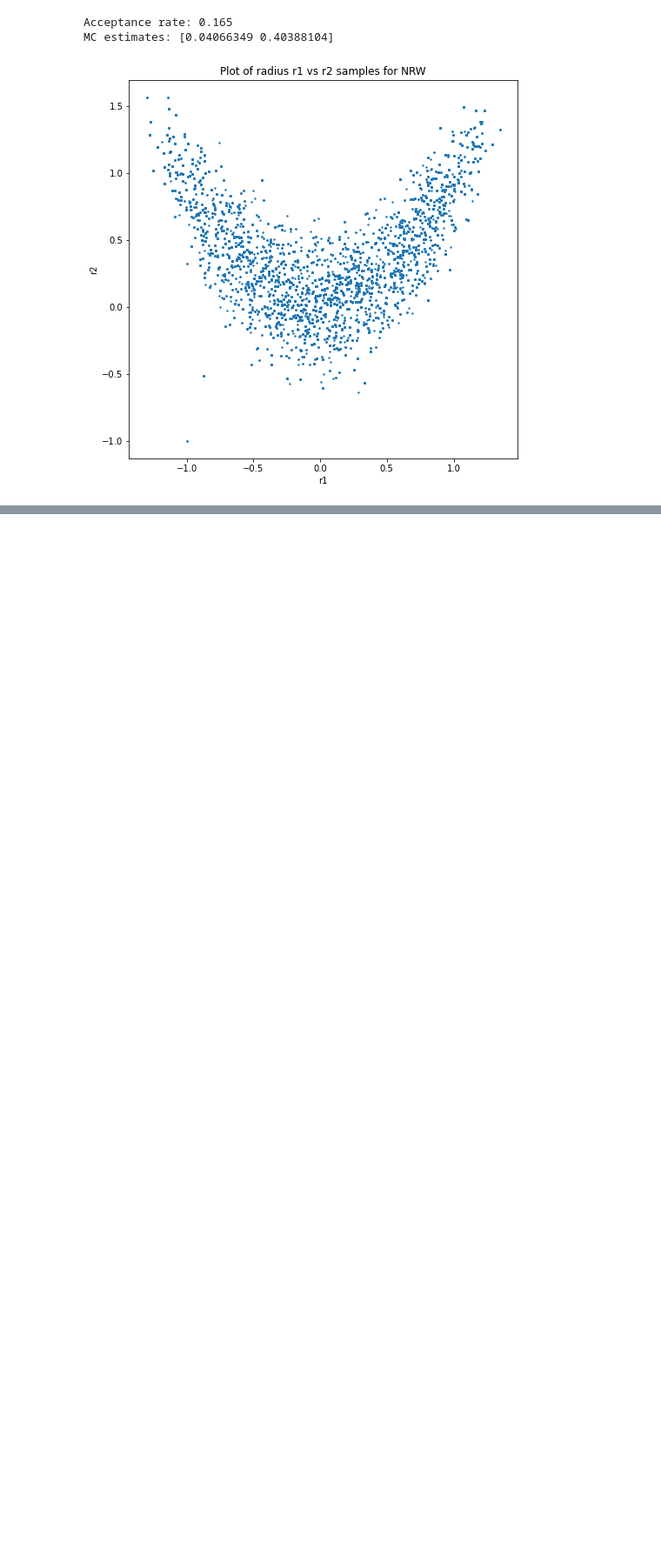
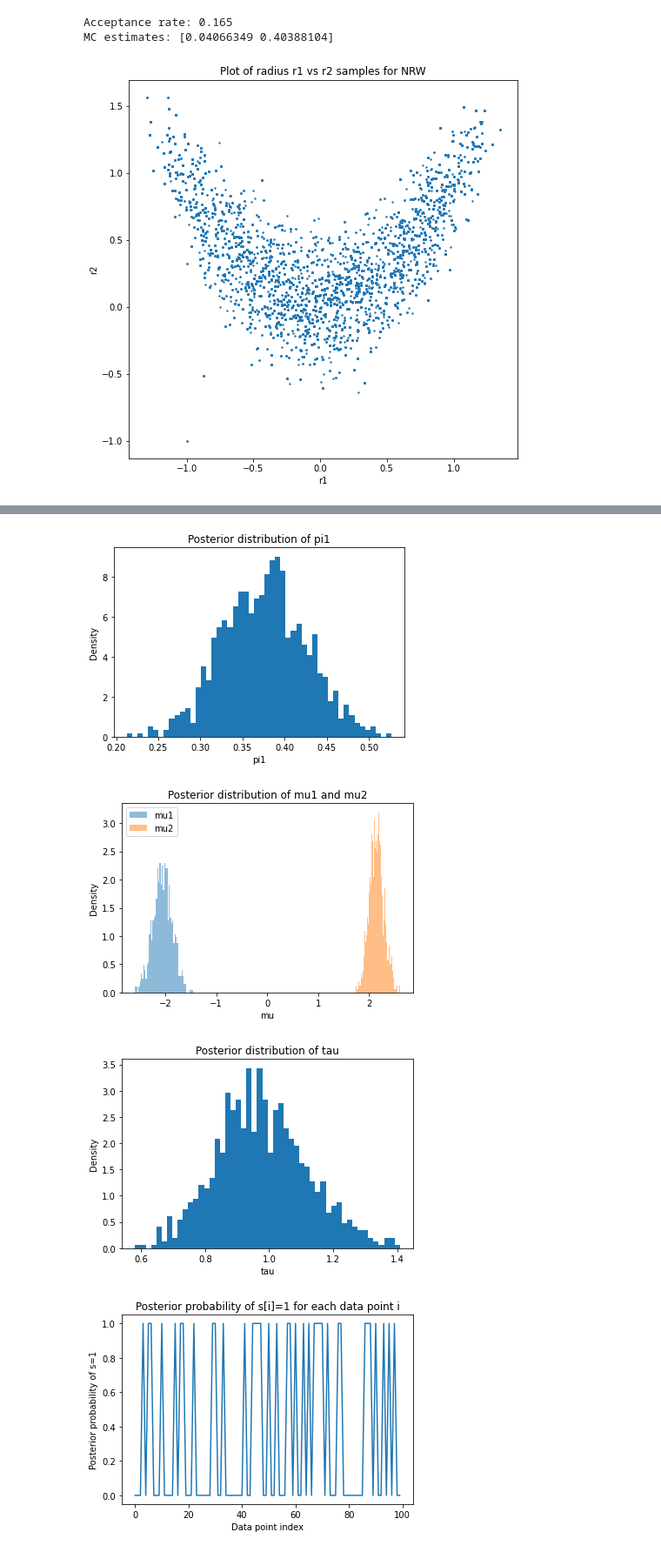
Before and after one commit to Subhajit-Roy-Partho/presse-homework, a Jupyter notebook: a7/Assignment 7.ipynb, the cells around one changed output, grey strips where cells are left out. Shown at 87% size. Drawn from its saved outputs; the diff is of its cells as text; code cells hidden in the pictures; blank space fills up the shorter version.

```diff
--- a/a7/Assignment 7.ipynb
+++ b/a7/Assignment 7.ipynb
@@ -160,0 +239,44 @@ MC estimates: [0.04066349 0.40388104]
+# %%
+import matplotlib.pyplot as plt
+
+# Extract the posterior samples for the variables of interest
+s_samples = np.array([sample[0] for sample in posterior_samples])
+pi1_samples = np.array([sample[1] for sample in posterior_samples])
+mu1_samples = np.array([sample[2] for sample in posterior_samples])
+mu2_samples = np.array([sample[3] for sample in posterior_samples])
+tau_samples = np.array([sample[4] for sample in posterior_samples])
+
+# Plot the posterior distribution of pi1
+plt.hist(pi1_samples, bins=50, density=True)
+plt.xlabel('pi1')
+plt.ylabel('Density')
+plt.title('Posterior distribution of pi1')
+plt.show()
+
+# Plot the posterior distribution of mu1 and mu2
+plt.hist(mu1_samples, bins=50, density=True, alpha=0.5, label='mu1')
+plt.hist(mu2_samples, bins=50, density=True, alpha=0.5, label='mu2')
+plt.xlabel('mu')
+plt.ylabel('Density')
+plt.title('Posterior distribution of mu1 and mu2')
+plt.legend()
+plt.show()
+
+# Plot the posterior distribution of tau
+plt.hist(tau_samples, bins=50, density=True)
+plt.xlabel('tau')
+plt.ylabel('Density')
+plt.title('Posterior distribution of tau')
+plt.show()
+
+# Plot the posterior probability of s[i]=1 for each data point i
+plt.plot(np.mean(s_samples, axis=0))
+plt.xlabel('Data point index')
+plt.ylabel('Posterior probability of s=1')
+plt.title('Posterior probability of s[i]=1 for each data point i')
+plt.show()
+# %% [output]
+[figure, added]
+[figure, added]
+[figure, added]
+[figure, added]
```
Also changed, not shown: parts of 4 cells of this notebook, 2 other files.
